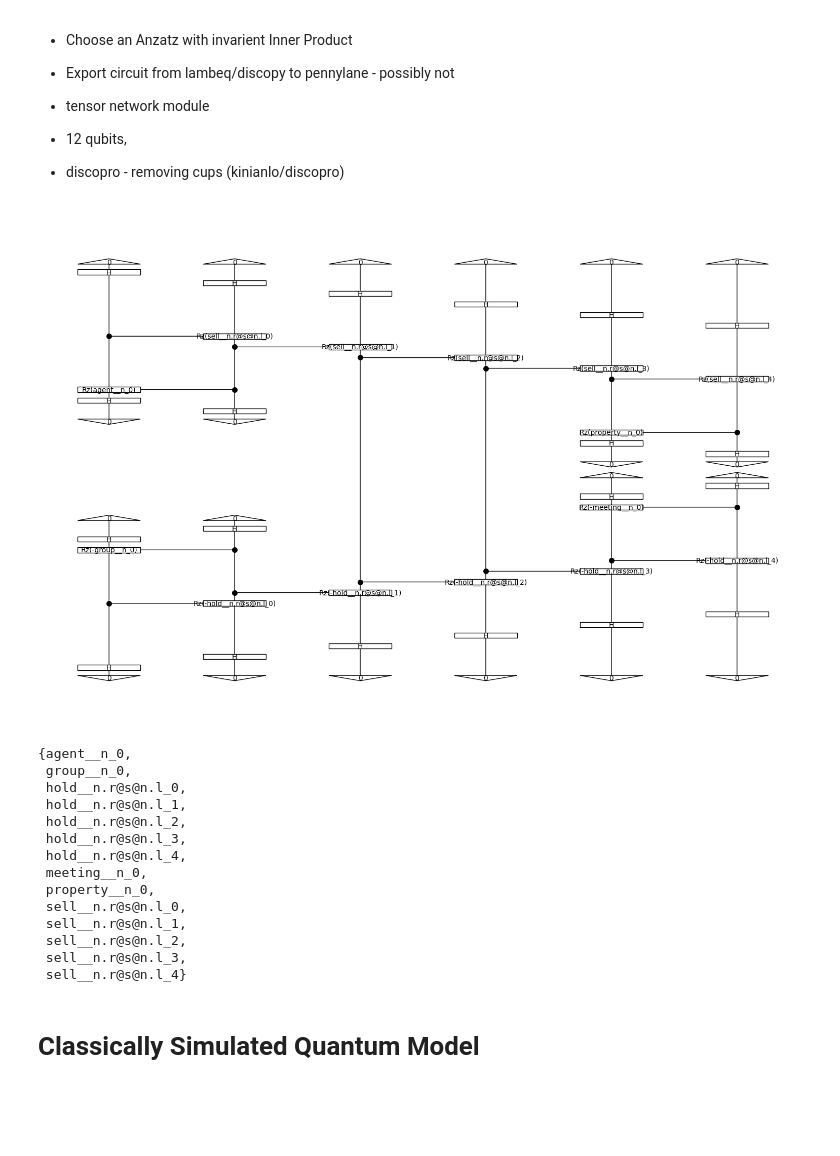
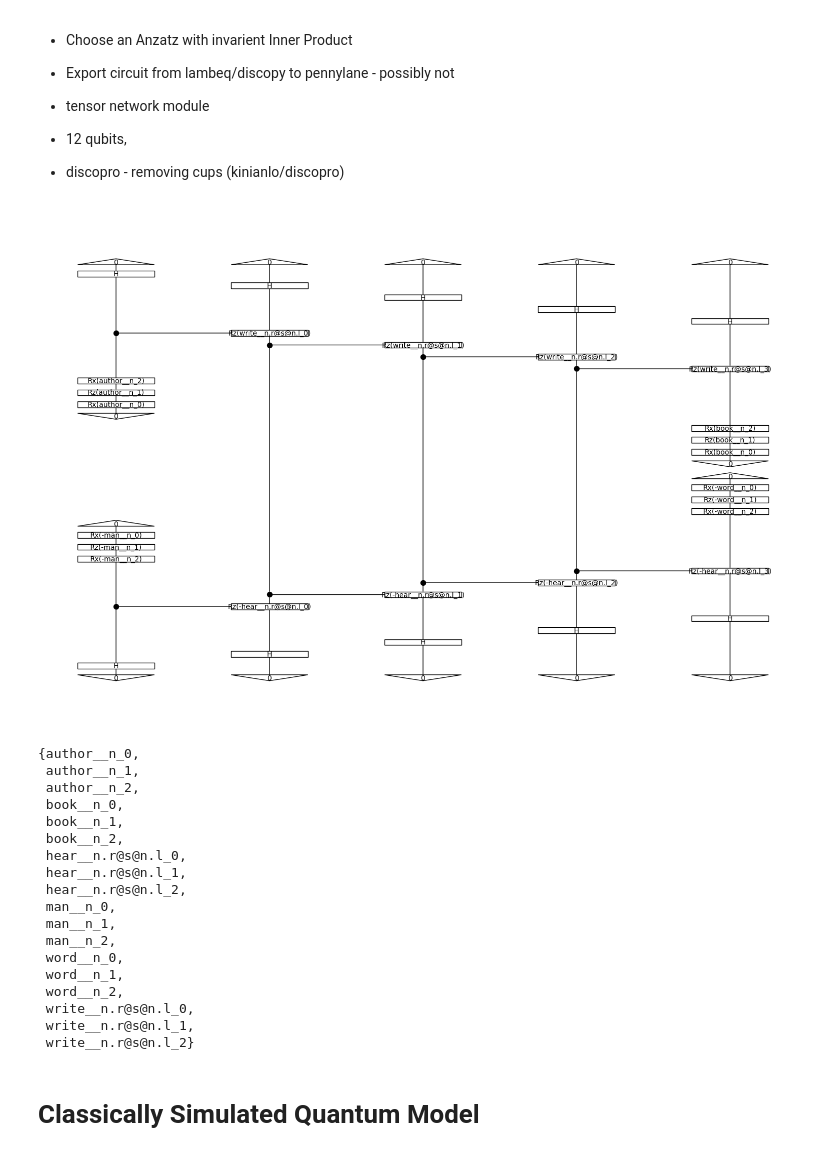
Before and after one commit to henry-dev-atkins/QNLP_MasterWork, a Jupyter notebook: IanMeeting.ipynb, the cells around one changed output. Saved outputs shown, nothing was run; the diff lists cells and outputs as text; code cells hidden in the pictures; blank space fills up the shorter version.

```diff
--- a/IanMeeting.ipynb
+++ b/IanMeeting.ipynb
@@ -357,52 +363,56 @@ def make_circuit_from_diagrams(diagram1, diagram2, drawing=False, qubits_noun=2,
 
     # Convert string diagram to quantum circuit
     ansatz = IQPAnsatz({N: qubits_noun, S: qubits_subject}, n_layers=upload_count)
 
     discopy_circuit1 = ansatz(diagram1)
     discopy_circuit2 = ansatz(diagram2)
     discopy_circuit2 = discopy_circuit2.dagger()
 
     discopy_circuit = discopy_circuit1 >> discopy_circuit2
 
     #Remove if neccessary...Encode vector into rotation gates
     #num_params = len(vector)
     #for i in range(num_params):
     #    qml.CNOT(wires=[i, i+1])
     #    qml.RX(vector[i][0], wires=i)
 
     if drawing:
         discopy_circuit.draw(figsize=(15, 10))
 
     pennylane_circuit = discopy_circuit.to_pennylane()
 
     return pennylane_circuit, discopy_circuit
 
 def make_circuit_from_data(data, row_number, NOUN_QUBIT_COUNT, VERB_QUBIT_COUNT):
     diagram1, diagram2 = make_diagrams(data, row_number)
     qml_circuit, discopy_circuit = make_circuit_from_diagrams(diagram1, diagram2, False, NOUN_QUBIT_COUNT, VERB_QUBIT_COUNT)
     return qml_circuit, discopy_circuit
 
 
-make_circuit_from_data(grouped_data, 1, 2, 2)[1].draw(figsize=(15, 10))
+make_circuit_from_data(grouped_data, 3, 1, 3)[1].draw(figsize=(15, 10))
 # %% [output]
-[figure, old version]
+[figure, new version]
 # %%
-make_circuit_from_data(grouped_data, 1, 2,2)[1].free_symbols
+make_circuit_from_data(grouped_data, 3, 1,2)[1].free_symbols
 # %% [output]
-{agent__n_0,
- group__n_0,
- hold__n.r@s@n.l_0,
- hold__n.r@s@n.l_1,
- hold__n.r@s@n.l_2,
- hold__n.r@s@n.l_3,
- hold__n.r@s@n.l_4,
- meeting__n_0,
- property__n_0,
- sell__n.r@s@n.l_0,
- sell__n.r@s@n.l_1,
- sell__n.r@s@n.l_2,
- sell__n.r@s@n.l_3,
- sell__n.r@s@n.l_4}
+{author__n_0,
+ author__n_1,
+ author__n_2,
+ book__n_0,
+ book__n_1,
+ book__n_2,
+ hear__n.r@s@n.l_0,
+ hear__n.r@s@n.l_1,
+ hear__n.r@s@n.l_2,
+ man__n_0,
+ man__n_1,
+ man__n_2,
+ word__n_0,
+ word__n_1,
+ word__n_2,
+ write__n.r@s@n.l_0,
+ write__n.r@s@n.l_1,
+ write__n.r@s@n.l_2}
 # %% [markdown]
 # Classically Simulated Quantum Model
 # %% [markdown]
```
Also changed, not shown: parts of 19 cells of this notebook, 43 other files.
